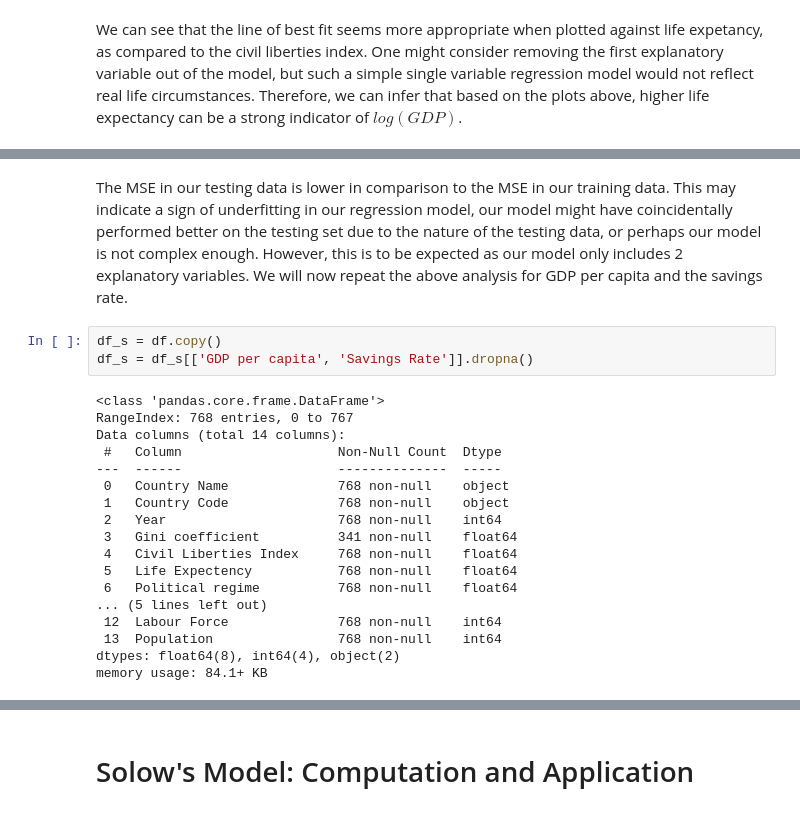
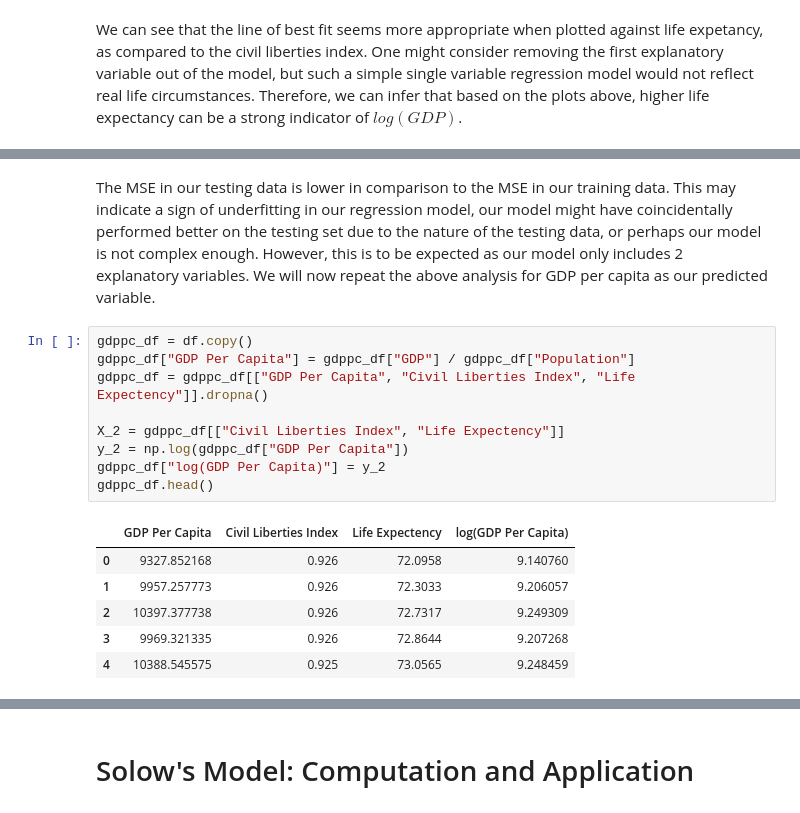
Before and after one commit to achantszshun/323project, a Jupyter notebook: FinalProject.ipynb, the cells around one changed output, grey strips where cells are left out. Cells and saved outputs as stored; diff of their text form.

```diff
--- a/FinalProject.ipynb
+++ b/FinalProject.ipynb
@@ -944,25 +947,20 @@ print(f"MSE on test set: {mse_test}")
 MSE on training set: 1.78515610108994
 MSE on test set: 1.31253056831379
 # %% [markdown]
-The MSE in our testing data is lower in comparison to the MSE in our training data. This may indicate a sign of underfitting in our regression model, our model might have coincidentally performed better on the testing set due to the nature of the testing data, or perhaps our model is not complex enough. However, this is to be expected as our model only includes 2 explanatory variables. We will now repeat the above analysis for GDP per capita and the savings rate.
+The MSE in our testing data is lower in comparison to the MSE in our training data. This may indicate a sign of underfitting in our regression model, our model might have coincidentally performed better on the testing set due to the nature of the testing data, or perhaps our model is not complex enough. However, this is to be expected as our model only includes 2 explanatory variables. We will now repeat the above analysis for GDP per capita as our predicted variable.
-# %%
-df_s = df.copy()
-df_s = df_s[['GDP per capita', 'Savings Rate']].dropna()
-# %% [output]
-<class 'pandas.core.frame.DataFrame'>
-RangeIndex: 768 entries, 0 to 767
-Data columns (total 14 columns):
- #   Column                    Non-Null Count  Dtype
----  ------                    --------------  -----
- 0   Country Name              768 non-null    object
- 1   Country Code              768 non-null    object
- 2   Year                      768 non-null    int64
- 3   Gini coefficient          341 non-null    float64
- 4   Civil Liberties Index     768 non-null    float64
- 5   Life Expectency           768 non-null    float64
- 6   Political regime          768 non-null    float64
-... (5 lines left out)
- 12  Labour Force              768 non-null    int64
- 13  Population                768 non-null    int64
-dtypes: float64(8), int64(4), object(2)
-memory usage: 84.1+ KB
+# %%
+gdppc_df = df.copy()
+gdppc_df["GDP Per Capita"] = gdppc_df["GDP"] / gdppc_df["Population"]
+gdppc_df = gdppc_df[["GDP Per Capita", "Civil Liberties Index", "Life Expectency"]].dropna()
+
+X_2 = gdppc_df[["Civil Liberties Index", "Life Expectency"]]
+y_2 = np.log(gdppc_df["GDP Per Capita"])
+gdppc_df["log(GDP Per Capita)"] = y_2
+gdppc_df.head()
+# %% [output]
+|  | GDP Per Capita | Civil Liberties Index | Life Expectency | log(GDP Per Capita) |
+| 0 | 9327.852168 | 0.926 | 72.0958 | 9.140760 |
+| 1 | 9957.257773 | 0.926 | 72.3033 | 9.206057 |
+| 2 | 10397.377738 | 0.926 | 72.7317 | 9.249309 |
+| 3 | 9969.321335 | 0.926 | 72.8644 | 9.207268 |
+| 4 | 10388.545575 | 0.925 | 73.0565 | 9.248459 |
```
Also changed, not shown: parts of 23 cells of this notebook.
